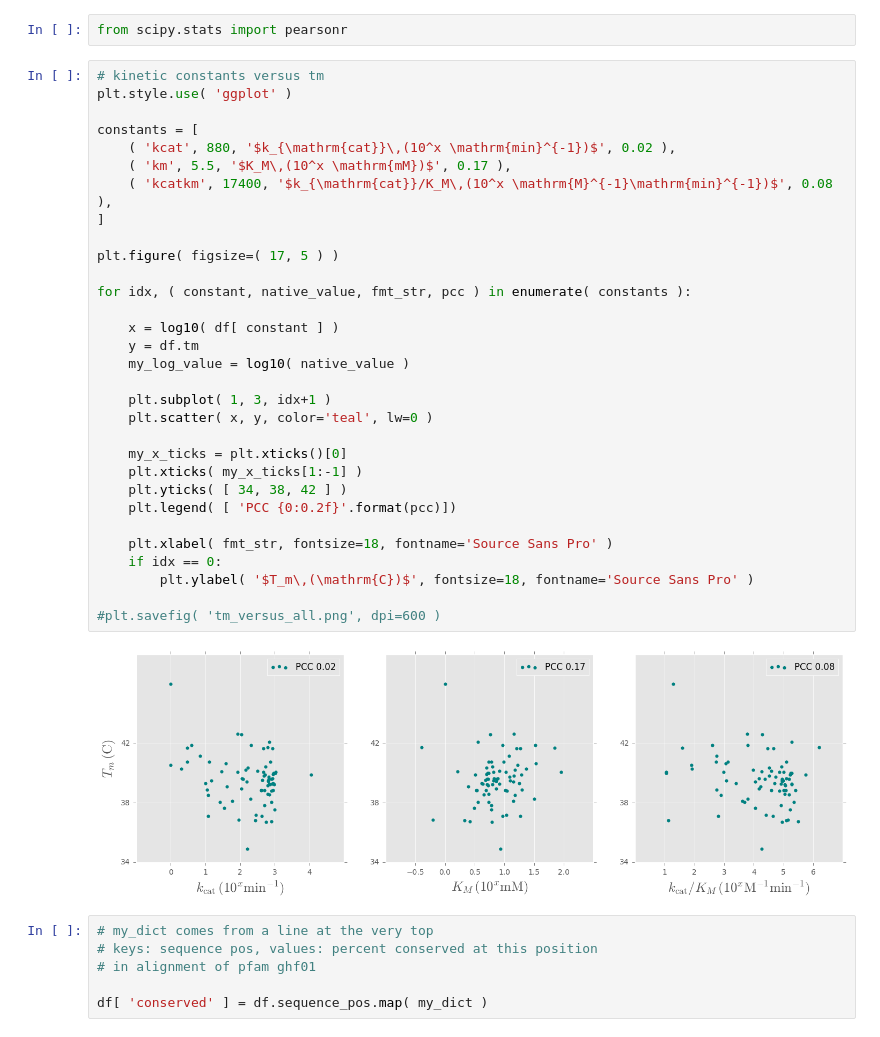
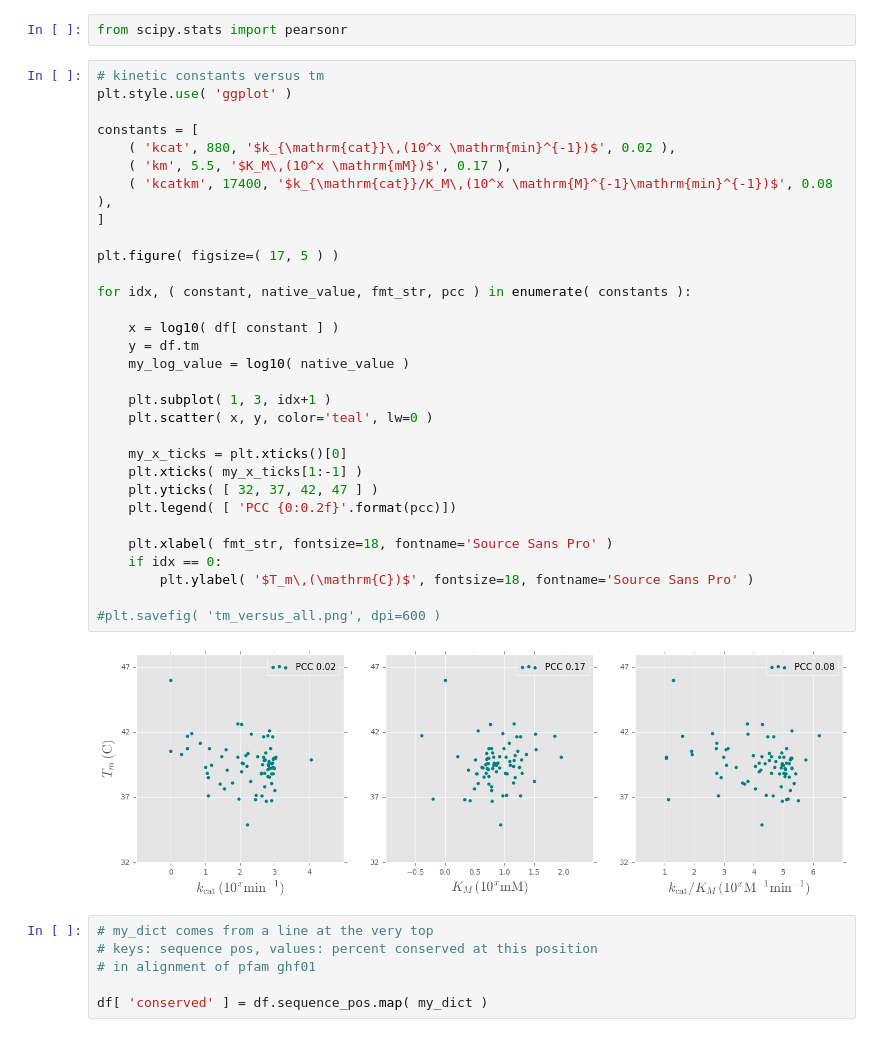
Before and after one commit to dacarlin/bglb_thermal, a Jupyter notebook: paper_draft/figures_for_paper.ipynb, the cells around one changed output. Cells and saved outputs as stored; diff of their text form.

```diff
--- a/paper_draft/figures_for_paper.ipynb
+++ b/paper_draft/figures_for_paper.ipynb
@@ -582,35 +582,35 @@ from scipy.stats import pearsonr
 # kinetic constants versus tm
 plt.style.use( 'ggplot' )
 
 constants = [
     ( 'kcat', 880, '$k_{\mathrm{cat}}\,(10^x \mathrm{min}^{-1})$', 0.02 ),
     ( 'km', 5.5, '$K_M\,(10^x \mathrm{mM})$', 0.17 ),
     ( 'kcatkm', 17400, '$k_{\mathrm{cat}}/K_M\,(10^x \mathrm{M}^{-1}\mathrm{min}^{-1})$', 0.08 ),
 ]
 
 plt.figure( figsize=( 17, 5 ) )
 
 for idx, ( constant, native_value, fmt_str, pcc ) in enumerate( constants ):
 
     x = log10( df[ constant ] )
     y = df.tm
     my_log_value = log10( native_value )
 
     plt.subplot( 1, 3, idx+1 )
     plt.scatter( x, y, color='teal', lw=0 )
 
     my_x_ticks = plt.xticks()[0]
     plt.xticks( my_x_ticks[1:-1] )
-    plt.yticks( [ 34, 38, 42 ] )
+    plt.yticks( [ 32, 37, 42, 47 ] )
     plt.legend( [ 'PCC {0:0.2f}'.format(pcc)])
 
     plt.xlabel( fmt_str, fontsize=18, fontname='Source Sans Pro' )
     if idx == 0:
         plt.ylabel( '$T_m\,(\mathrm{C})$', fontsize=18, fontname='Source Sans Pro' )
 
 #plt.savefig( 'tm_versus_all.png', dpi=600 )
 # %% [output]
-[figure, old version]
+[figure, new version]
 # %%
 # my_dict comes from a line at the very top
 # keys: sequence pos, values: percent conserved at this position
```
Also changed, not shown: parts of 17 cells of this notebook, 16 other files.
